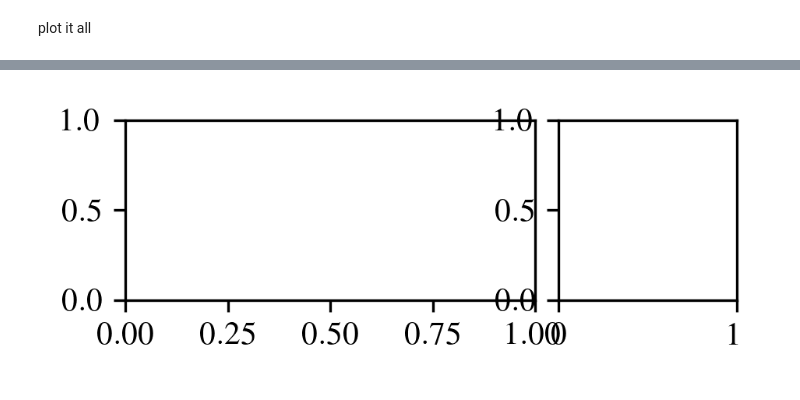
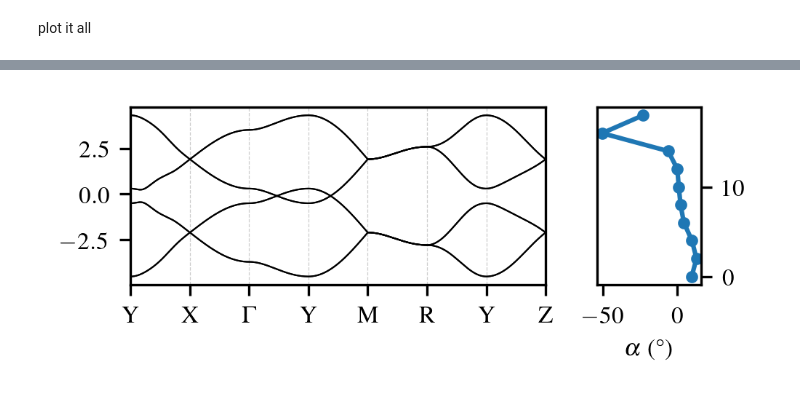
Before and after one commit to dpreuo/alter_surf, a Jupyter notebook: figures_for_the_paper/DLKK_fig.ipynb, the cells around one changed output, grey strips where cells are left out. Cells and saved outputs as stored; diff of their text form; code cells hidden in the pictures.

```diff
--- a/figures_for_the_paper/DLKK_fig.ipynb
+++ b/figures_for_the_paper/DLKK_fig.ipynb
@@ -100,18 +135,18 @@ def spec_func(psis, es, e_vals, eta, proj):
 # %%
 # make a path from Γ to X to M to Y to Γ
-n_k = 200
-path = np.array([[1, 1], [0, 1], [0, 0], [1, 0], [1, 1]])
-k_walk = (
+n_k_2d_path = 200
+path_2d = np.array([[1, 1], [0, 1], [0, 0], [1, 0], [1, 1], [0, 0]])
+k_walk_2d = (
     np.concatenate(
         [
-            np.linspace(path[i], path[i + 1], n_k, endpoint=False)
-            for i in range(len(path) - 1)
+            np.linspace(path_2d[i], path_2d[i + 1], n_k_2d_path, endpoint=False)
+            for i in range(len(path_2d) - 1)
         ]
     )
     * np.pi
 )
-k_labels = [r"$M$", r"$Y$", r"$\Gamma$", r"$X$", r"$M$"]
-label_positions = np.linspace(0, len(k_walk), len(k_labels)).astype(int)
+k_labels_2d = [r"$M$", r"$Y$", r"$\Gamma$", r"$X$", r"$M$", r"$\Gamma$"]
+label_positions_2d = np.linspace(0, len(k_walk_2d), len(k_labels_2d)).astype(int)
 
 # diagonalise along the k_walk
-es, psis = H_DLKK.diagonalize(*k_walk.T)
+es_2d, psis_2d = Hamil_2D.diagonalize(*k_walk_2d.T)
@@ -375,13 +391,47 @@ from blochK.observable import (
 # %%
+w = 2
+wspace = 0.2
 fig = plt.figure(
     figsize=(aps_halfwidth, aps_halfwidth * ((h + 1) / (w + 1 + wspace)) / 2), dpi=300
 )
-gs = GridSpec(1, 2, width_ratios=[w, h], wspace=wspace, hspace=0.0)
+gs = GridSpec(1, 2, width_ratios=[4, 1], wspace=wspace, hspace=0.05)
 
 # Left column (share x and y)
-ax_l1 = fig.add_subplot(gs[0])
-ax_l2 = fig.add_subplot(gs[1])
+ax1 = fig.add_subplot(gs[0])
+ax2 = fig.add_subplot(gs[1])
 
-labels = ["Y", "X", "\\Gamma", "Y", "M", "R", "Y", "Z"]
+
+ax1.plot(es_2d.T, color="k", lw=0.5)
+
+
+ax2.tick_params(
+    axis="both",
+    which="both",
+    bottom=True,
+    top=False,
+    left=False,
+    right=True,
+    labelbottom=True,
+    labelright=True,
+    labelleft=False,
+)
+ax2.plot(spin_splitter, layers, "o-", markersize=3)
+# ax1.set_ylabel("$E/t$")
+# ax2.set_ylabel("Layer")
+ax2.set_xlabel("$\\alpha$ (°)")
+ax2.yaxis.set_label_position("right")
+
+# momenta
+
+for v in label_positions_3d:
+    ax1.axvline(v, color="k", ls="--", lw=0.3, alpha=0.2)
+
+ax1.set_xlim(0, len(k_walk_3d))
+ax1.set_xticks(label_positions_3d, labels_3d)
+# ax1.set_xticks(label_positions, k_labels)
+plt.savefig(
+    f"{model_name}_band_spin.png", bbox_inches="tight", transparent=True, dpi=350
+)
+plt.show()
 # %% [output]
-[figure, old version]
+[figure, new version]
```
Also changed, not shown: parts of 22 cells of this notebook, 18 other files.
